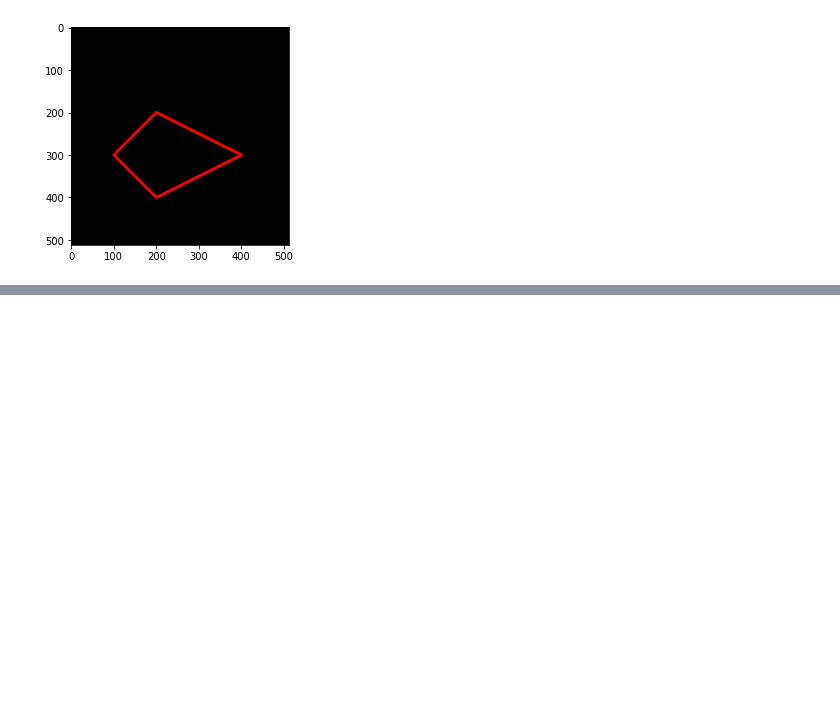
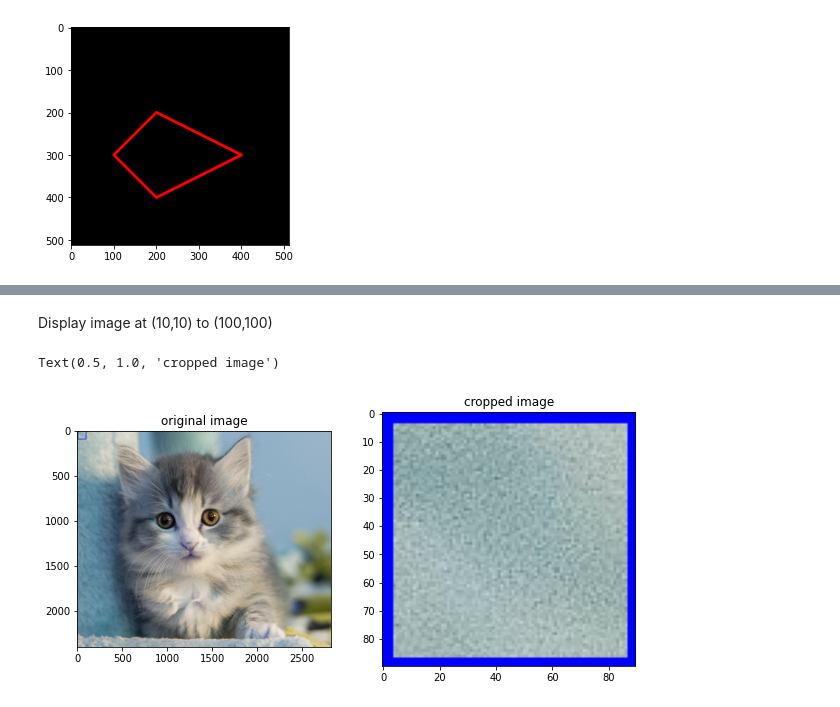
Before and after one commit to ezio341/Image-Processing, a Jupyter notebook: Week2.ipynb, the cells around one changed output, grey strips where cells are left out. Saved outputs shown, nothing was run; the diff lists cells and outputs as text; code cells hidden in the pictures; blank space fills up the shorter version.

```diff
--- a/Week2.ipynb
+++ b/Week2.ipynb
@@ -165,0 +196,19 @@ plt.imshow(black_img2)
+# %% [markdown]
+Display image at (10,10) to (100,100)
+# %%
+fig = plt.figure(figsize=(10,7))
+
+img_focused = img
+cv.rectangle(img_focused, pt1=(10,100), pt2=(100,10), color=[0,0,255], thickness=5)
+
+fig.add_subplot(1,2,1)
+plt.imshow(img_focused)
+plt.title('original image')
+
+img_crop = img[10:100, 10:100]
+fig.add_subplot(1,2,2)
+plt.imshow(img_crop)
+plt.title('cropped image')
+# %% [output]
+Text(0.5, 1.0, 'cropped image')
+[figure, added]
```
Also changed, not shown: parts of 17 cells of this notebook.
